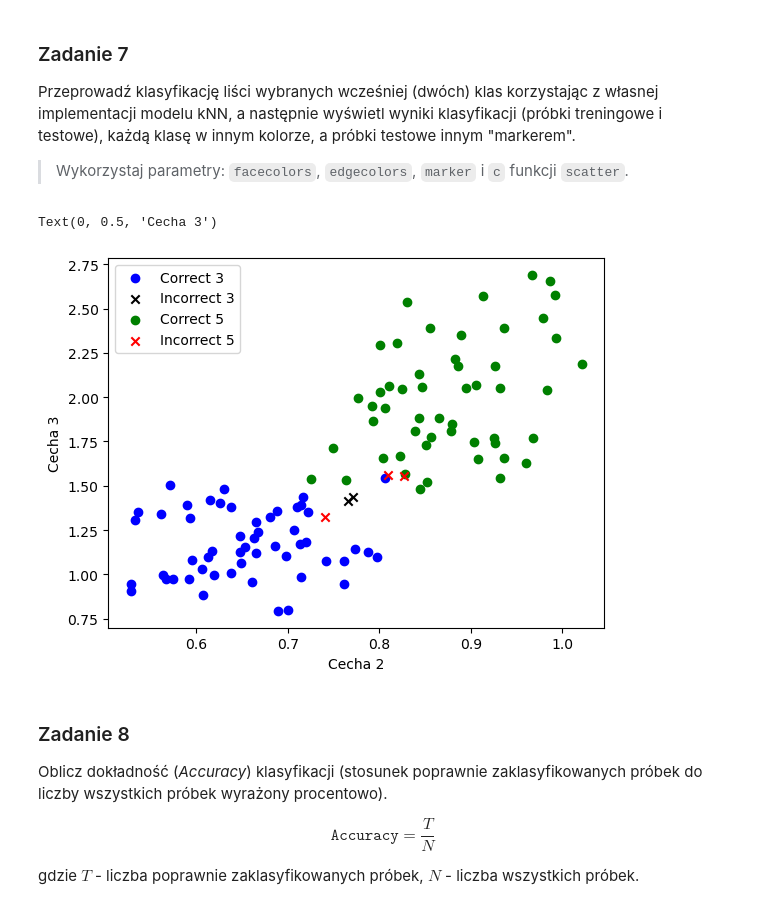
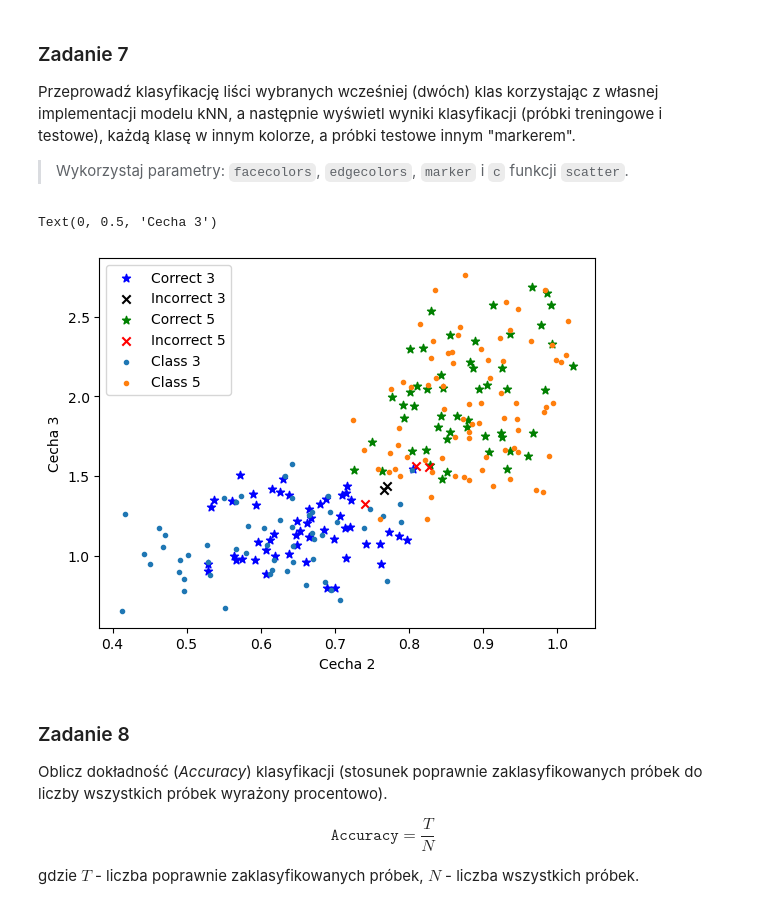
Before and after one commit to HaZhul/Statistics-in-data-analysis, a Jupyter notebook: SwAD2/Lab02.ipynb, the cells around one changed output. Saved outputs shown, nothing was run; the diff lists cells and outputs as text; code cells hidden in the pictures.

```diff
--- a/SwAD2/Lab02.ipynb
+++ b/SwAD2/Lab02.ipynb
@@ -255,36 +255,44 @@ features = [2, 3] #range(2,16)
 for element in test_new:
     klasyfikator = [edist(element, cecha, features) for cecha in train_new]
     klasa.append(train_new[klasyfikator.index(min(klasyfikator))][0])
 
 
 test_class = test_new[:,0]
 correct_3 = test_new[(test_class == klasa) & (test_class == 3)]
 incorrect_3 = test_new[(test_class != klasa) & (test_class == 3)]
 correct_5 = test_new[(test_class == klasa) & (test_class == 5)]
 incorrect_5 = test_new[(test_class != klasa) & (test_class == 5)]
 
 X1 = correct_3[:, 2]
 Y1 = correct_3[:, 3]
-plt.scatter(X1, Y1, label='Correct 3', c='blue', marker='o', )
+plt.scatter(X1, Y1, label='Correct 3', c='blue', marker='*', )
 
 X2 = incorrect_3[:, 2]
 Y2 = incorrect_3[:, 3]
 plt.scatter(X2, Y2, label='Incorrect 3', c='black', marker='x', )
 
 X3 = correct_5[:, 2]
 Y3 = correct_5[:, 3]
-plt.scatter(X3, Y3, label='Correct 5', c='green', marker='o', )
+plt.scatter(X3, Y3, label='Correct 5', c='green', marker='*', )
 
 X4 = incorrect_5[:, 2]
 Y4 = incorrect_5[:, 3]
 plt.scatter(X4, Y4, label='Incorrect 5', c='red', marker='x', )
 
+klasy = [3, 5]
+
+for klasa in klasy:
+    kl = train_new[train_new[:, 0] == klasa]
+    X = kl[:, 2]
+    Y = kl[:, 3]
+    plt.scatter(X, Y, label=f'Class {klasa}', marker='.')
+
 plt.legend()
 plt.xlabel('Cecha 2')
 plt.ylabel('Cecha 3')
 # %% [output]
 Text(0, 0.5, 'Cecha 3')
-[figure, old version]
+[figure, new version]
 # %% [markdown]
 ### Zadanie 8
 
```
